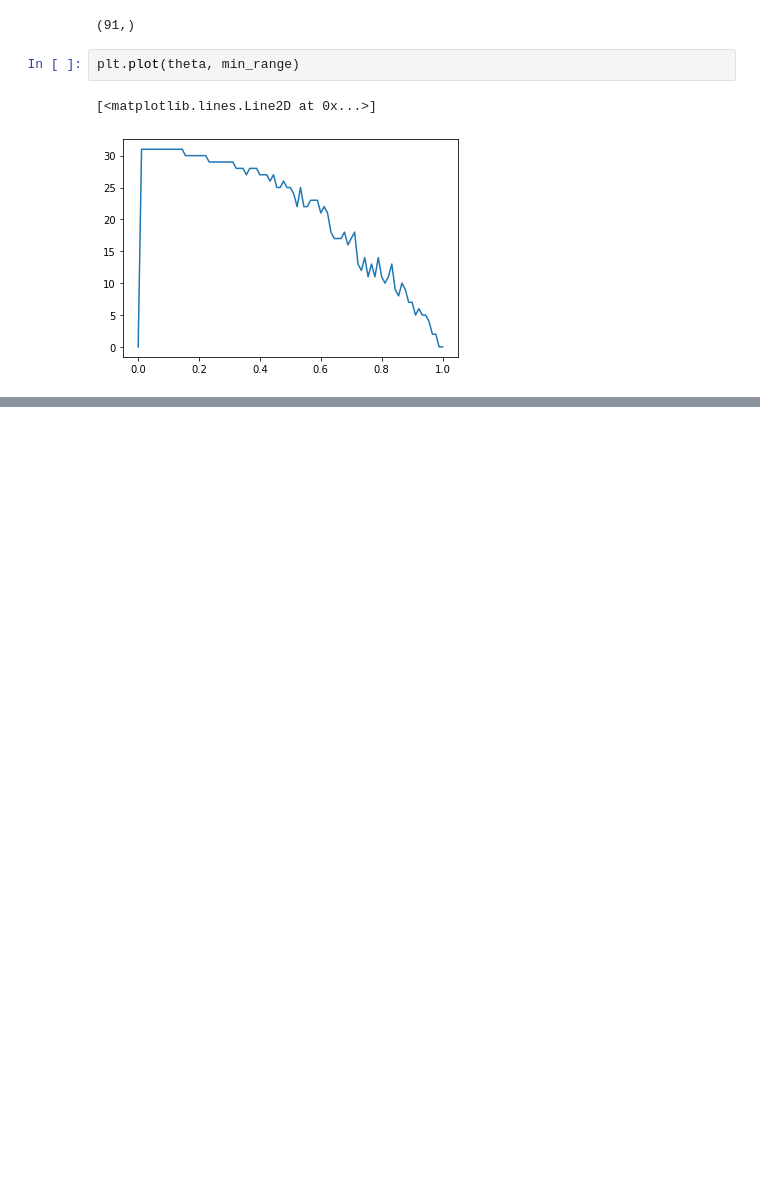
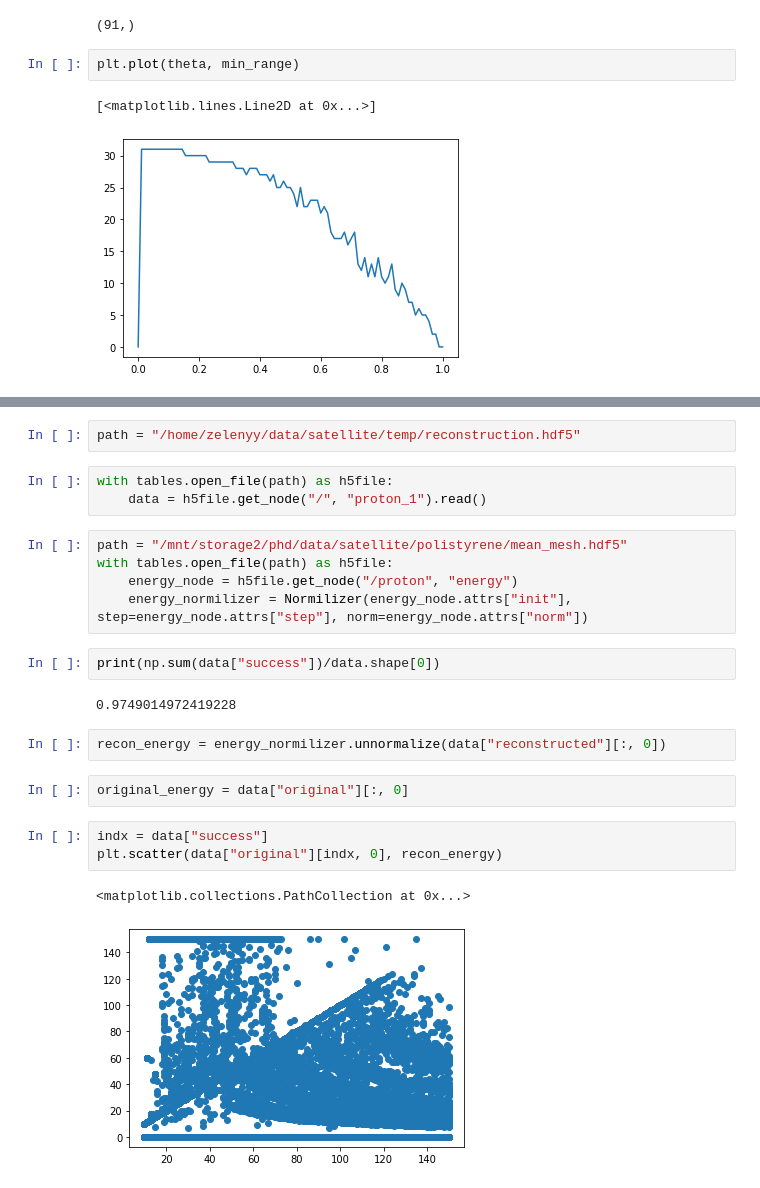
Before and after one commit to Zelenyy/phd-code, a Jupyter notebook: notebooks/16.Sattelite.ipynb, the cells around one changed output, grey strips where cells are left out. Cells and saved outputs as stored; diff of their text form; blank space fills up the shorter version.

```diff
--- a/notebooks/16.Sattelite.ipynb
+++ b/notebooks/16.Sattelite.ipynb
@@ -277,0 +154,24 @@ TypeError: hlines() missing 2 required positional arguments: 'xmin' and 'xmax'
+# %%
+path = "/home/zelenyy/data/satellite/temp/reconstruction.hdf5"
+# %%
+with tables.open_file(path) as h5file:
+    data = h5file.get_node("/", "proton_1").read()
+# %%
+path = "/mnt/storage2/phd/data/satellite/polistyrene/mean_mesh.hdf5"
+with tables.open_file(path) as h5file:
+    energy_node = h5file.get_node("/proton", "energy")
+    energy_normilizer = Normilizer(energy_node.attrs["init"], step=energy_node.attrs["step"], norm=energy_node.attrs["norm"])
+# %%
+print(np.sum(data["success"])/data.shape[0])
+# %% [output]
+0.9749014972419228
+# %%
+recon_energy = energy_normilizer.unnormalize(data["reconstructed"][:, 0])
+# %%
+original_energy = data["original"][:, 0]
+# %%
+indx = data["success"]
+plt.scatter(data["original"][indx, 0], recon_energy)
+# %% [output]
+<matplotlib.collections.PathCollection at 0x...>
+[figure, added]
```
Also changed, not shown: parts of 36 cells of this notebook, 7 other files.
